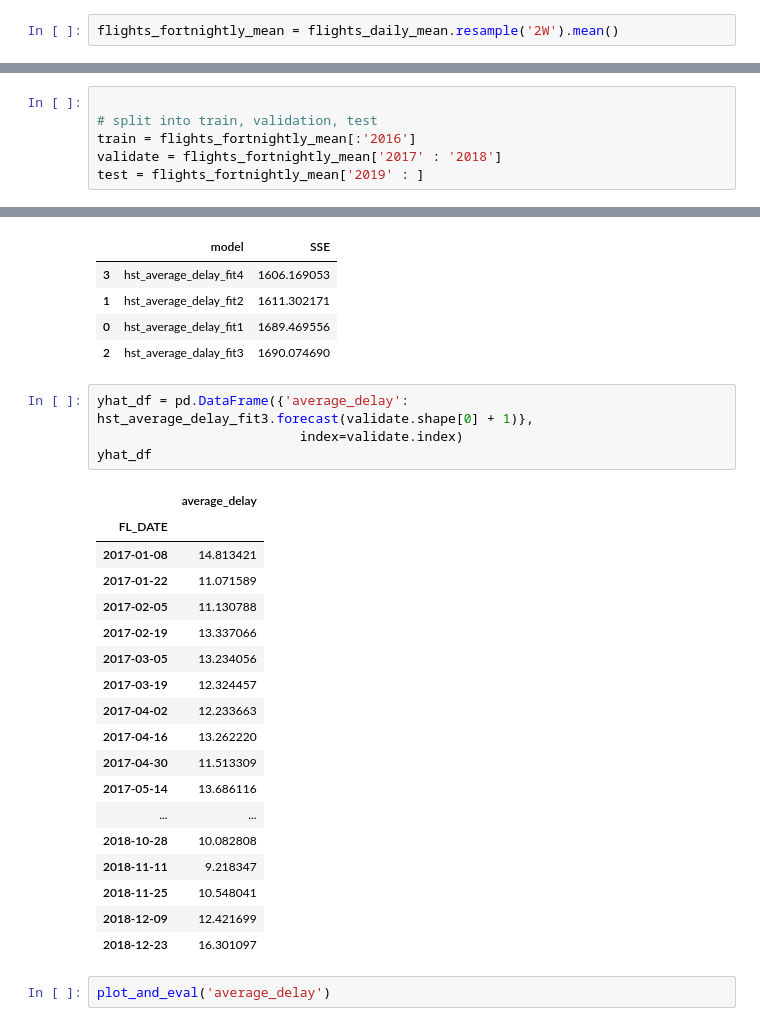
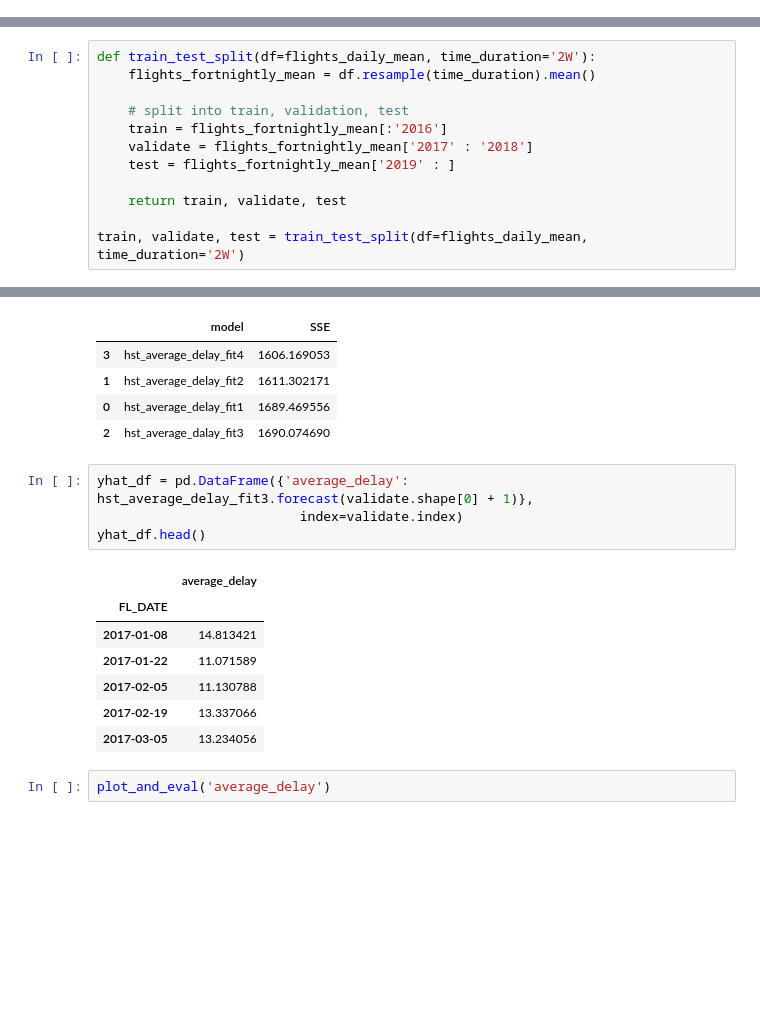
Before and after one commit to Alfred-W-S-Pirovits-Jr/individual-project, a Jupyter notebook: Model.ipynb, the cells around one changed output, grey strips where cells are left out. Cells and saved outputs as stored; diff of their text form; blank space fills up the shorter version.

```diff
--- a/Model.ipynb
+++ b/Model.ipynb
@@ -65,5 +60,3 @@ flights_daily_mean
 | 2019-12-30 | 16.308449 |
 | 2019-12-31 | 6.195433 |
 4017 rows × 1 columns
-# %%
-flights_fortnightly_mean = flights_daily_mean.resample('2W').mean()
@@ -74,9 +63,15 @@ pandas.core.indexes.datetimes.DatetimeIndex
 # %%
+def train_test_split(df=flights_daily_mean, time_duration='2W'):
+    flights_fortnightly_mean = df.resample(time_duration).mean()
 
-# split into train, validation, test
-train = flights_fortnightly_mean[:'2016']
-validate = flights_fortnightly_mean['2017' : '2018']
-test = flights_fortnightly_mean['2019' : ]
+    # split into train, validation, test
+    train = flights_fortnightly_mean[:'2016']
+    validate = flights_fortnightly_mean['2017' : '2018']
+    test = flights_fortnightly_mean['2019' : ]
+
+    return train, validate, test
+
+train, validate, test = train_test_split(df=flights_daily_mean, time_duration='2W')
 # %%
 train
 # %% [output]
@@ -366,26 +364,15 @@ results_average_delay.sort_values(by='SSE')
 # %%
 yhat_df = pd.DataFrame({'average_delay': hst_average_delay_fit3.forecast(validate.shape[0] + 1)},
                           index=validate.index)
-yhat_df
+yhat_df.head()
 # %% [output]
 |  | average_delay |
 | FL_DATE |  |
 | 2017-01-08 | 14.813421 |
 | 2017-01-22 | 11.071589 |
 | 2017-02-05 | 11.130788 |
 | 2017-02-19 | 13.337066 |
 | 2017-03-05 | 13.234056 |
-| 2017-03-19 | 12.324457 |
-| 2017-04-02 | 12.233663 |
-| 2017-04-16 | 13.262220 |
-| 2017-04-30 | 11.513309 |
-| 2017-05-14 | 13.686116 |
-| ... | ... |
-| 2018-10-28 | 10.082808 |
-| 2018-11-11 | 9.218347 |
-| 2018-11-25 | 10.548041 |
-| 2018-12-09 | 12.421699 |
-| 2018-12-23 | 16.301097 |
 # %%
 plot_and_eval('average_delay')
 # %% [output]
```
Also changed, not shown: parts of 7 cells of this notebook, 3 other files.
